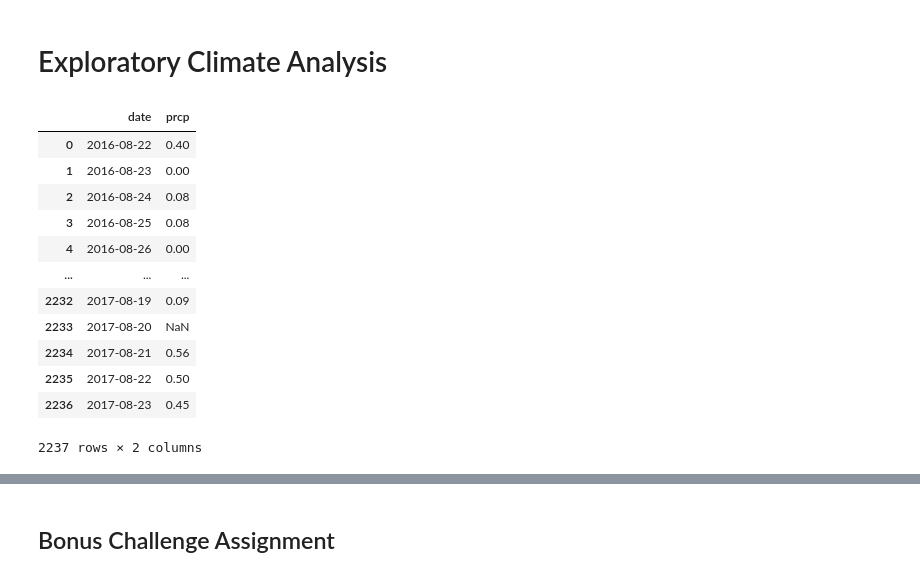
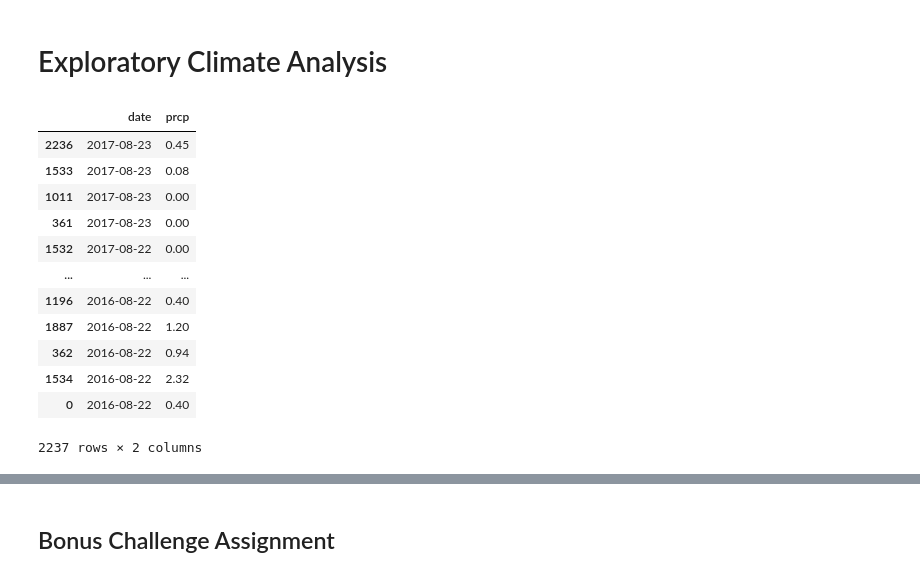
Before and after one commit to arvinseeva/sqlalchemy-challenge, a Jupyter notebook: climate_starter.ipynb, the cells around one changed output, grey strips where cells are left out. Cells and saved outputs as stored; diff of their text form; code cells hidden in the pictures.

```diff
--- a/climate_starter.ipynb
+++ b/climate_starter.ipynb
@@ -41,22 +41,32 @@ conn = engine.connect()
 # %%
 # Design a query to retrieve the last 12 months of precipitation data
 #all_data = pd.read_sql("SELECT * FROM Measurement", conn)
+
+# Calculate the date 1 year ago from the last data point in the database
 #all_data.tail()
 #last date is 23-08-2017, therefore one year before is 22-08-2016
 
+# Perform a query to retrieve the data and precipitation scores
 all_data = pd.read_sql("SELECT date, prcp FROM Measurement WHERE date >= '2016-08-22'", conn)
-all_data
+
+# Save the query results as a Pandas DataFrame and set the index to the date column
+all_data.set_index("date")
+
+
+
+# Sort the dataframe by date
+all_data.sort_values("date", ascending=False)
 # %% [output]
 |  | date | prcp |
+| 2236 | 2017-08-23 | 0.45 |
+| 1533 | 2017-08-23 | 0.08 |
+| 1011 | 2017-08-23 | 0.00 |
+| 361 | 2017-08-23 | 0.00 |
+| 1532 | 2017-08-22 | 0.00 |
+| ... | ... | ... |
+| 1196 | 2016-08-22 | 0.40 |
+| 1887 | 2016-08-22 | 1.20 |
+| 362 | 2016-08-22 | 0.94 |
+| 1534 | 2016-08-22 | 2.32 |
 | 0 | 2016-08-22 | 0.40 |
-| 1 | 2016-08-23 | 0.00 |
-| 2 | 2016-08-24 | 0.08 |
-| 3 | 2016-08-25 | 0.08 |
-| 4 | 2016-08-26 | 0.00 |
-| ... | ... | ... |
-| 2232 | 2017-08-19 | 0.09 |
-| 2233 | 2017-08-20 | NaN |
-| 2234 | 2017-08-21 | 0.56 |
-| 2235 | 2017-08-22 | 0.50 |
-| 2236 | 2017-08-23 | 0.45 |
 2237 rows × 2 columns
```
Also changed, not shown: parts of 4 cells of this notebook.
